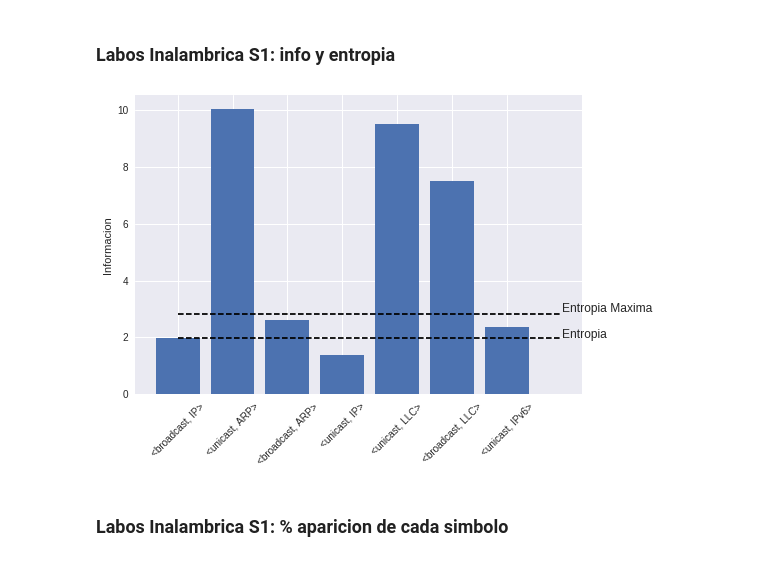
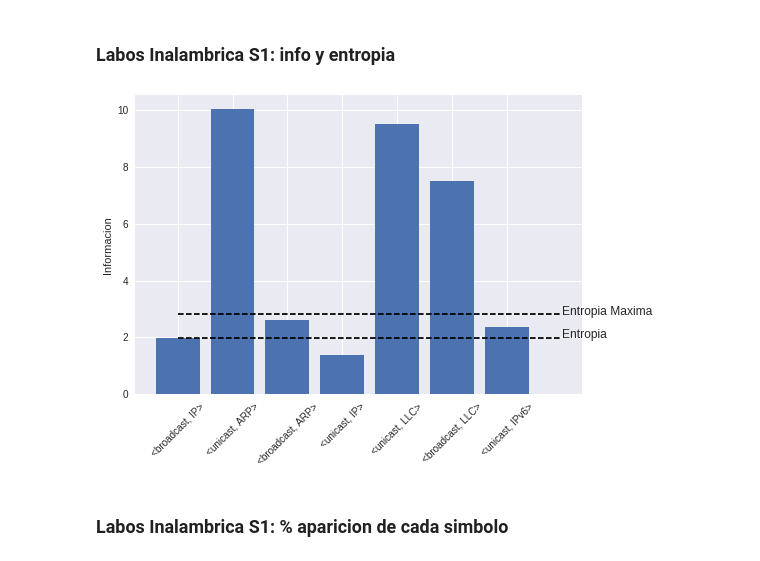
Before and after one commit to a-lavia/redes, a Jupyter notebook: tp1/tools/Graficos-s1.ipynb, the cells around one changed output. Saved outputs shown, nothing was run; the diff lists cells and outputs as text; code cells hidden in the pictures.

```diff
--- a/tp1/tools/Graficos-s1.ipynb
+++ b/tp1/tools/Graficos-s1.ipynb
@@ -169,8 +169,8 @@ plt.show()
 dfLabos = pd.read_csv("tablas/capturaLaboDC_s1_table.csv", sep=";")
 
 #dfEntropyLabos[0] -> entropy  ;   dfEntropyLabos[1] -> max entropy
-dfEntropyLabos = dfLabos["probability"][7:].reset_index(drop=True)
-dfTableLabos = dfLabos[:7]
+dfEntropyLabos = dfLabos["probability"][len(dfLabos["probability"])-2:].reset_index(drop=True)
+dfTableLabos = dfLabos[:len(dfLabos["probability"])-2]
 #print dfEntropyLabos
 #print dfTableLabos
 
@@ -191,23 +191,23 @@ dfLabos
 # %%
 infoLabos = dfTableLabos["information"]
 symbolsLabos = dfTableLabos["symbol"]
 
 mpl_fig = plt.figure()
 ax = mpl_fig.add_subplot(111)
 ax.set_ylabel('Informacion')
 
 plt.bar(range(len(infoLabos)), infoLabos, align='center')
 plt.xticks(range(len(symbolsLabos)), symbolsLabos,rotation=45)
 
 plt.plot([0,len(symbolsLabos)],[dfEntropyLabos[0], dfEntropyLabos[0]], 'k--', label='Entropia')
-plt.text(7, 1.98, 'Entropia')
+plt.text(len(symbolsLabos), dfEntropyLabos[0], 'Entropia')
 
 plt.plot([0,len(symbolsLabos)],[dfEntropyLabos[1], dfEntropyLabos[1]], 'k--', label='Entropia Maxima')
-plt.text(7, 2.9, 'Entropia Maxima')
+plt.text(len(symbolsLabos), dfEntropyLabos[1], 'Entropia Maxima')
 
 plt.show()
 # %% [output]
-[figure, old version]
+[figure, new version]
 # %% [markdown]
 ### Labos Inalambrica S1: % aparicion de cada simbolo
 # %%
```
Also changed, not shown: parts of 4 cells of this notebook, 1 other file.
